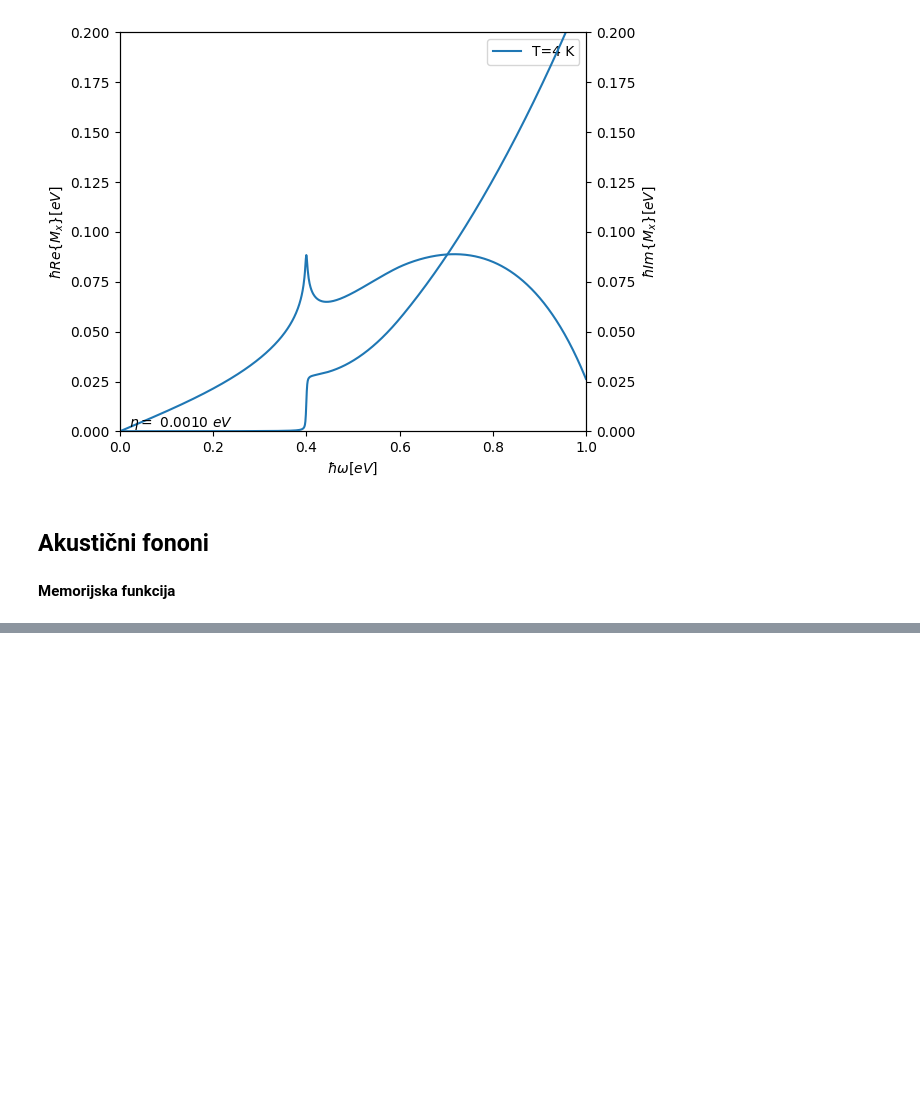
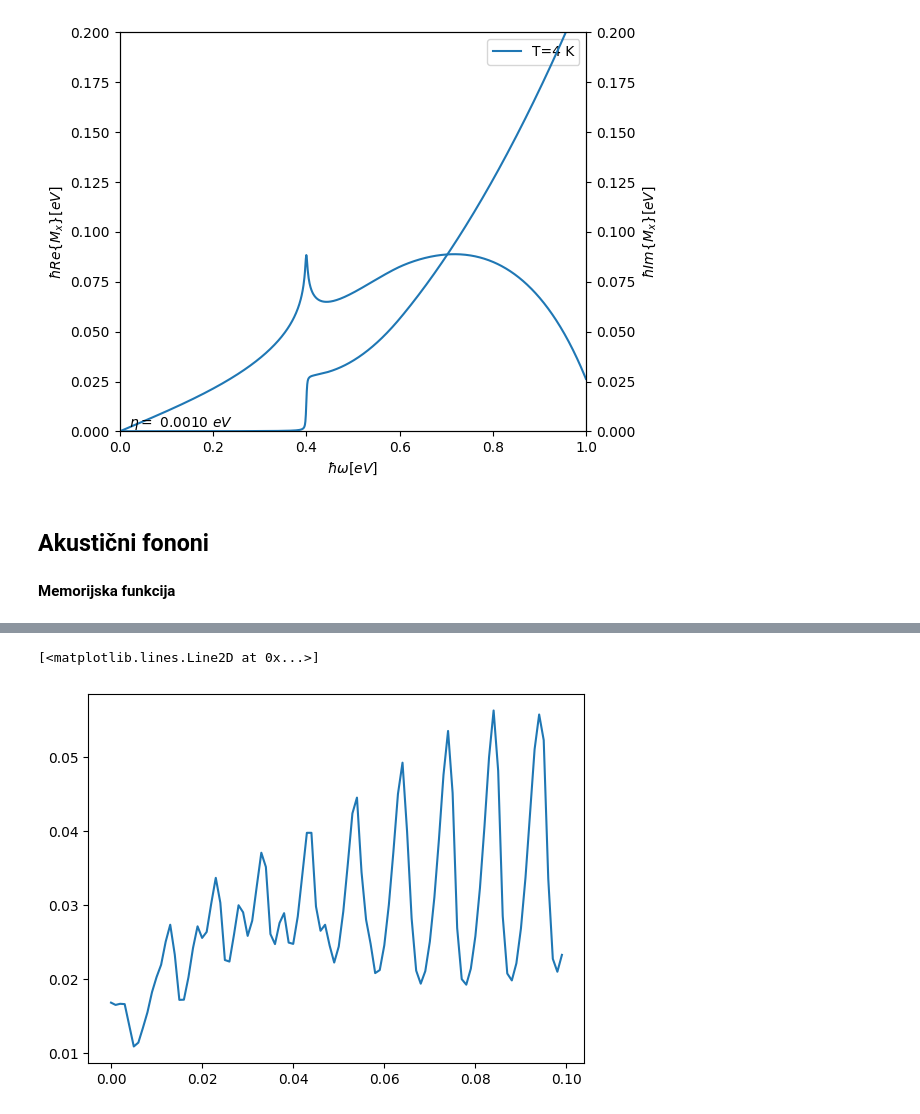
Before and after one commit to ppapac/24112024_memfn, a Jupyter notebook: MemoryDirac3D_usingTQ_070725.ipynb, the cells around one changed output, grey strips where cells are left out. Drawn from its saved outputs; the diff is of its cells as text; code cells hidden in the pictures; blank space fills up the shorter version.

```diff
--- a/MemoryDirac3D_usingTQ_070725.ipynb
+++ b/MemoryDirac3D_usingTQ_070725.ipynb
@@ -21,12 +21,12 @@ pi = np.pi
 alpha_op = 0.4
 alpha_ac = 1
 hbar_w_op = torch.Tensor([0.4]).to("cuda")
-eta_0 = 1 * 10 ** (-3)
-M = 0.0
+eta_0 = 5 * 10 ** (-3)
+M = 0.05
 Kf_20 = 0.2  # eV, Fermi at 20K
 vf = 4 * 10**5
 a = 100 ** (1 / 3) * 10 ** (-10)
-T_0 = 4
+T_0 = 50
 T_F = Kf_20 / kb
 n = 10 ^ 30
 
@@ -62,8 +62,9 @@ def d_fermi_dirac(E, Ef, T):
 
 
 def bose_einstein(E, T):
-    assert T > 0
-    return exp(-E / (kb * T)) / (-exp(-E / (kb * T)) + 1)
+    if T == 0:
+        return 0
+    return torch.where(E > 0, exp(-E / (kb * T)) / (-exp(-E / (kb * T)) + 1), 0)
 
 
 def chemical_potential(T):
@@ -95,6 +96,3 @@ def eff_concetration(T):
         * vf**2
         * integrate.quad(integrand, 0, Kf_max, limit=80000)[0]
     )
-# %%
-K = torch.Tensor([3])
-print(isinstance(K, torch.Tensor))
@@ -266,8 +262,8 @@ fig.tight_layout()
 # %%
 def ss_sum_part_ac(K, theta, phi, hbar_w, hbar_w_ph, T, u, eta):
     def summand(s1, s2):
-        abs_K = torch.sqrt(K**2 + Kf_**2 - 2 * Kf_ * K * cos(theta))
-        factor = 1 - K * cos(theta) * Ef / eps(K) / Kf_
+        abs_K = torch.sqrt(K**2 + Kf_**2 - 2 * Kf_ * K * sin(theta) * cos(phi))
+        factor = 1 - K * sin(theta) * cos(phi) * Ef / eps(K) / Kf_
         return (
             (
                 bose_einstein(hbar_w_ph * abs_K, T)
@@ -292,22 +288,17 @@ def ss_sum_imag_ac(K, theta, phi, hbar_w, hbar_w_ph, T, u, eta):
     return ss_sum_part_ac(K, theta, phi, hbar_w, hbar_w_ph, T, u, eta).imag
 
 
-
 def mem_fn_ac(ss_sum_fn, hbar_w, hbar_w_ph, u, T, eta):
 
-    integration_domain = torch.Tensor([[0, Kf_ * 6], [0, pi], [0, 2 * pi]])
+    integration_domain = torch.Tensor([[0, Kf_max], [0, pi], [0, 2 * pi]])
 
     def integrand(K):
-
-
         return ss_sum_fn(K[:, 0], K[:, 1], K[:, 2], hbar_w, hbar_w_ph, T, u, eta)
 
-
     integral_k_theta_phi = tp.integrate(
-        integrand, dim=3, N=10**7, integration_domain=integration_domain
+        integrand, dim=3, N=10**6, integration_domain=integration_domain
     )
 
-
     return -G_ac2 * integral_k_theta_phi / (2 * pi) ** 3
 # %%
 fig, *axs = setup_plot(y_lim=[0, 0.01])
@@ -324,0 +318,6 @@ fig.tight_layout()
+# %%
+plt.plot(ws_0.to("cpu")[:100], integrals[1][:100])
+# plt.plot(ws_0.to("cpu"), integrals[1])
+# %% [output]
+[<matplotlib.lines.Line2D at 0x...>]
+[figure, added]
```
Also changed, not shown: parts of 2 cells of this notebook, 1 other file.
